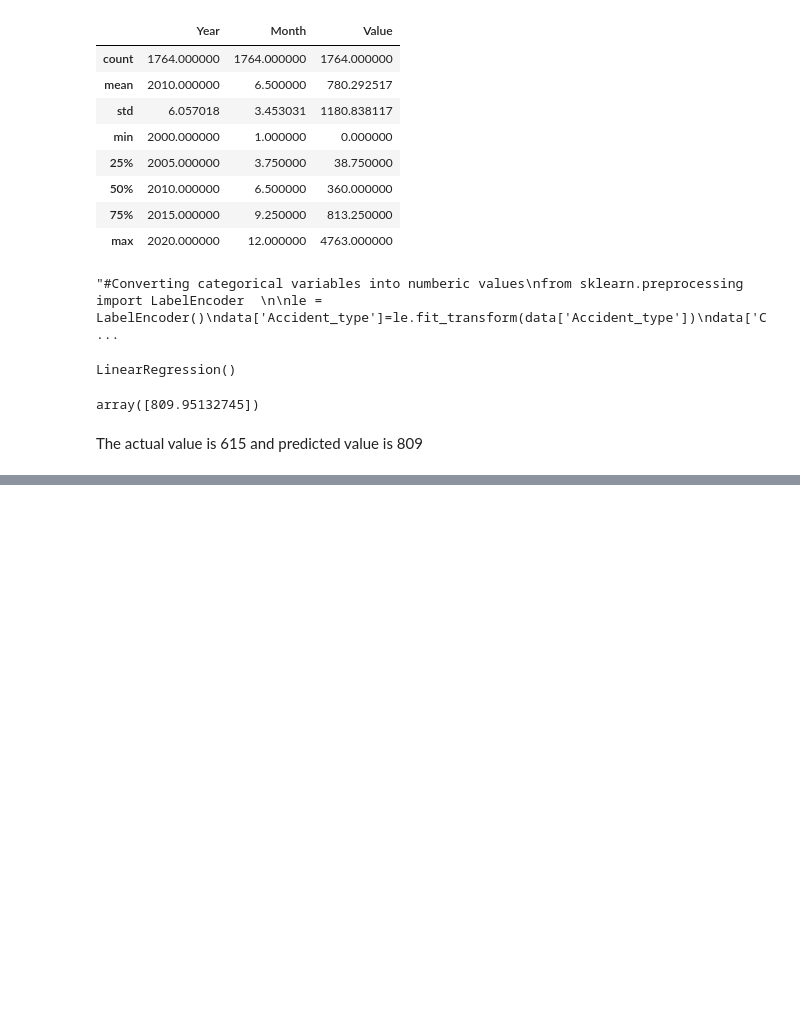
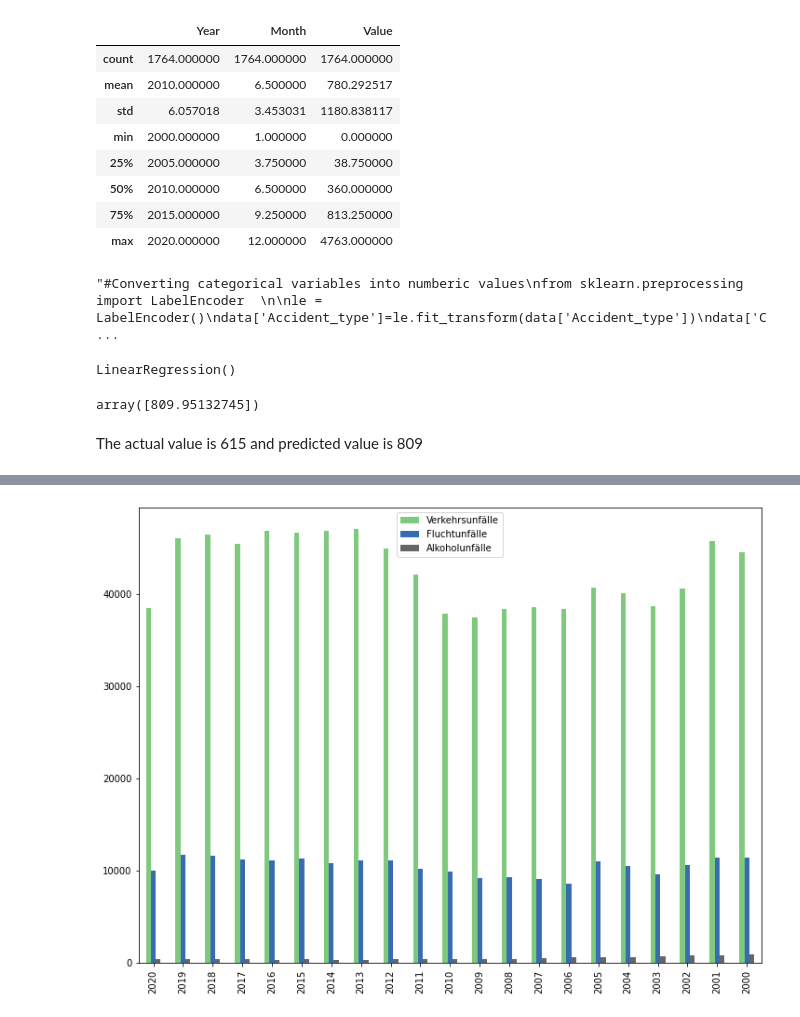
Before and after one commit to khilesh007/DPS-Challenge, a Jupyter notebook: Training.ipynb, the cells around one changed output, grey strips where cells are left out. Saved outputs shown, nothing was run; the diff lists cells and outputs as text; code cells hidden in the pictures; blank space fills up the shorter version.

```diff
--- a/Training.ipynb
+++ b/Training.ipynb
@@ -193,0 +254,5 @@ pickle.dump(LR, open('model.pkl','wb'))
+# %%
+accidents_category.plot(kind='bar', colormap='Accent')
+plt.gcf().set_size_inches(12,9)
+# %% [output]
+[figure, added]
```
Also changed, not shown: parts of 6 cells of this notebook.
